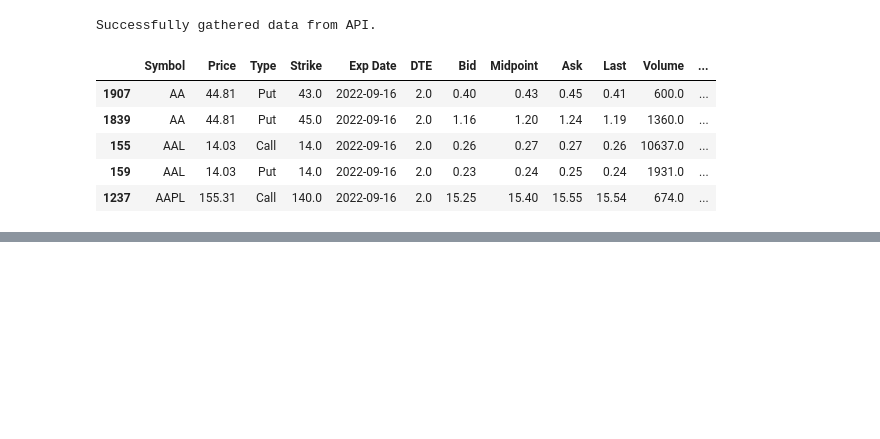
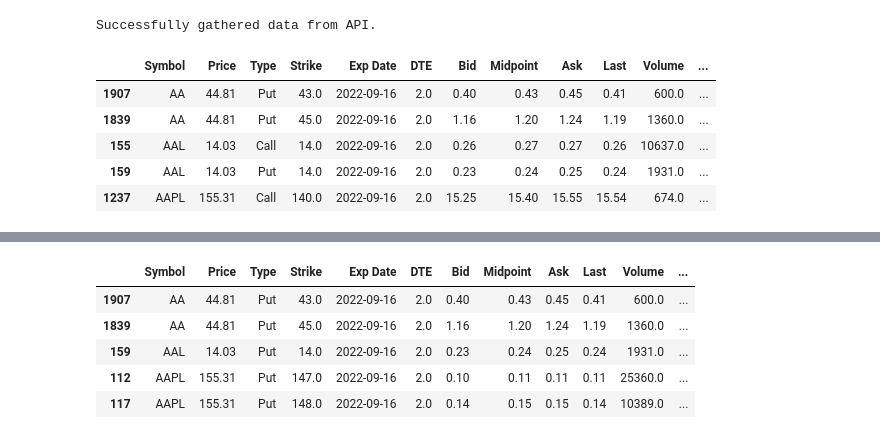
Before and after one commit to Latnid/FinTechProjects, a Jupyter notebook: One/app.ipynb, the cells around one changed output, grey strips where cells are left out. Cells and saved outputs as stored; diff of their text form; code cells hidden in the pictures; blank space fills up the shorter version.

```diff
--- a/One/app.ipynb
+++ b/One/app.ipynb
@@ -37,0 +63,10 @@ df.head()
+# %%
+puts = df[df['Type'] == 'Put']
+puts.head()
+# %% [output]
+|  | Symbol | Price | Type | Strike | Exp Date | DTE | Bid | Midpoint | Ask | Last | Volume | ... |
+| 1907 | AA | 44.81 | Put | 43.0 | 2022-09-16 | 2.0 | 0.40 | 0.43 | 0.45 | 0.41 | 600.0 | ... |
+| 1839 | AA | 44.81 | Put | 45.0 | 2022-09-16 | 2.0 | 1.16 | 1.20 | 1.24 | 1.19 | 1360.0 | ... |
+| 159 | AAL | 14.03 | Put | 14.0 | 2022-09-16 | 2.0 | 0.23 | 0.24 | 0.25 | 0.24 | 1931.0 | ... |
+| 112 | AAPL | 155.31 | Put | 147.0 | 2022-09-16 | 2.0 | 0.10 | 0.11 | 0.11 | 0.11 | 25360.0 | ... |
+| 117 | AAPL | 155.31 | Put | 148.0 | 2022-09-16 | 2.0 | 0.14 | 0.15 | 0.15 | 0.14 | 10389.0 | ... |
```
Also changed, not shown: parts of 4 cells of this notebook.
